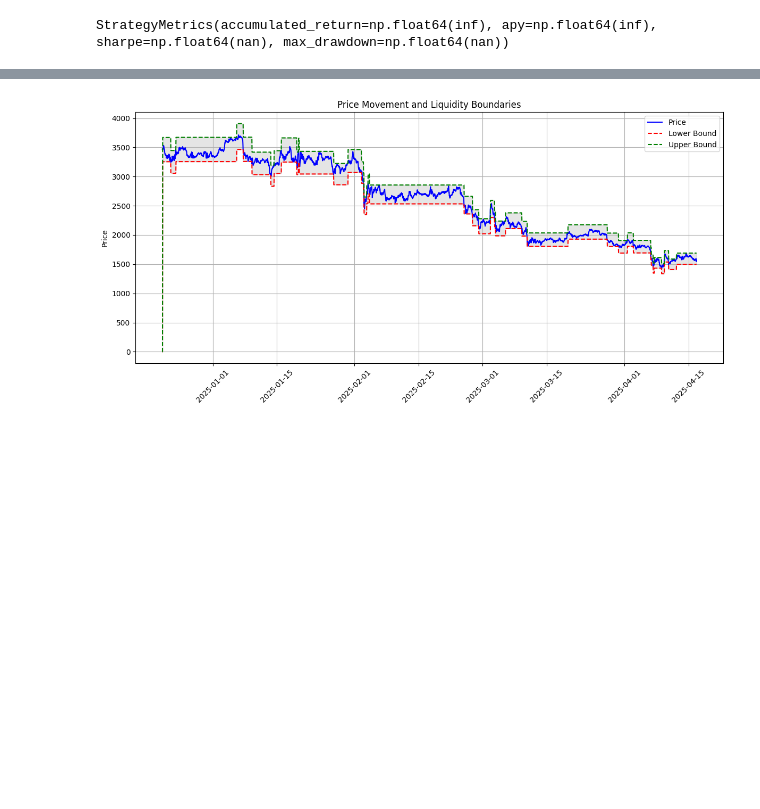
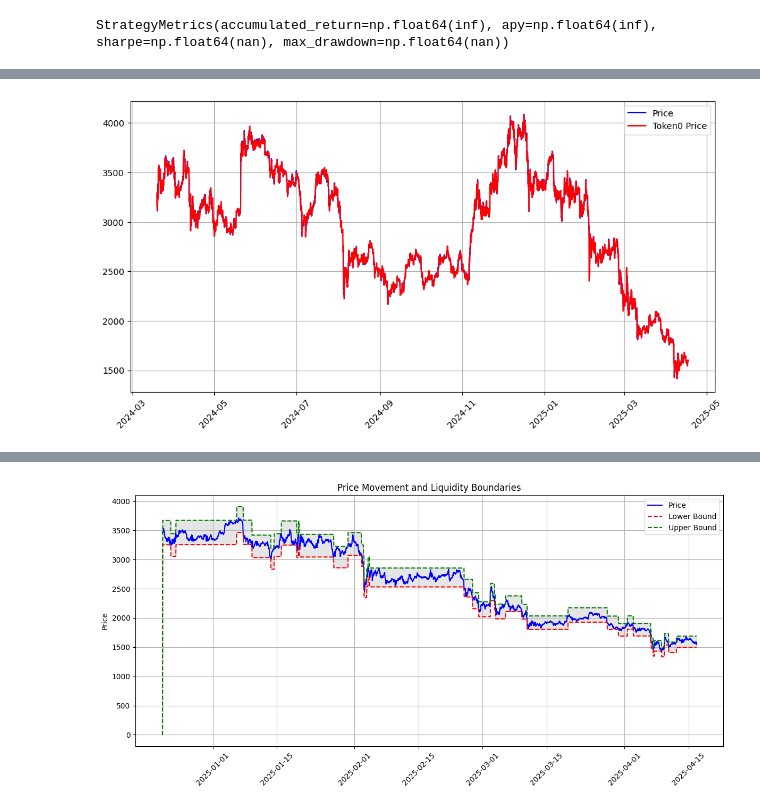
Before and after one commit to Logarithm-Labs/fractal-defi, a Jupyter notebook: notebooks/environment_test.ipynb, the cells around one changed output, grey strips where cells are left out. Cells and saved outputs as stored; diff of their text form; code cells hidden in the pictures; blank space fills up the shorter version.

```diff
--- a/notebooks/environment_test.ipynb
+++ b/notebooks/environment_test.ipynb
@@ -313,0 +371,20 @@ np.float64(12056365.438277174)
+# %%
+import numpy as np
+
+token0_price = np.array([observation.states['UNISWAP_V3'].token0_price for observation in observations])
+price = np.array([observation.states['UNISWAP_V3'].price for observation in observations])
+timestamps = [observation.timestamp for observation in observations]
+# %%
+import matplotlib.pyplot as plt
+
+fig, ax = plt.subplots(1, 1, figsize=(12, 6), sharex=True)
+
+# Plot price and boundaries
+ax.plot(timestamps, price, label='Price', color='blue')
+ax.plot(timestamps, token0_price, label='Token0 Price', color='red')
+ax.legend()
+ax.grid(True)
+
+tmp = plt.xticks(rotation=45)
+# %% [output]
+[figure, added]
```
Also changed, not shown: parts of 15 cells of this notebook, 4 other files.
